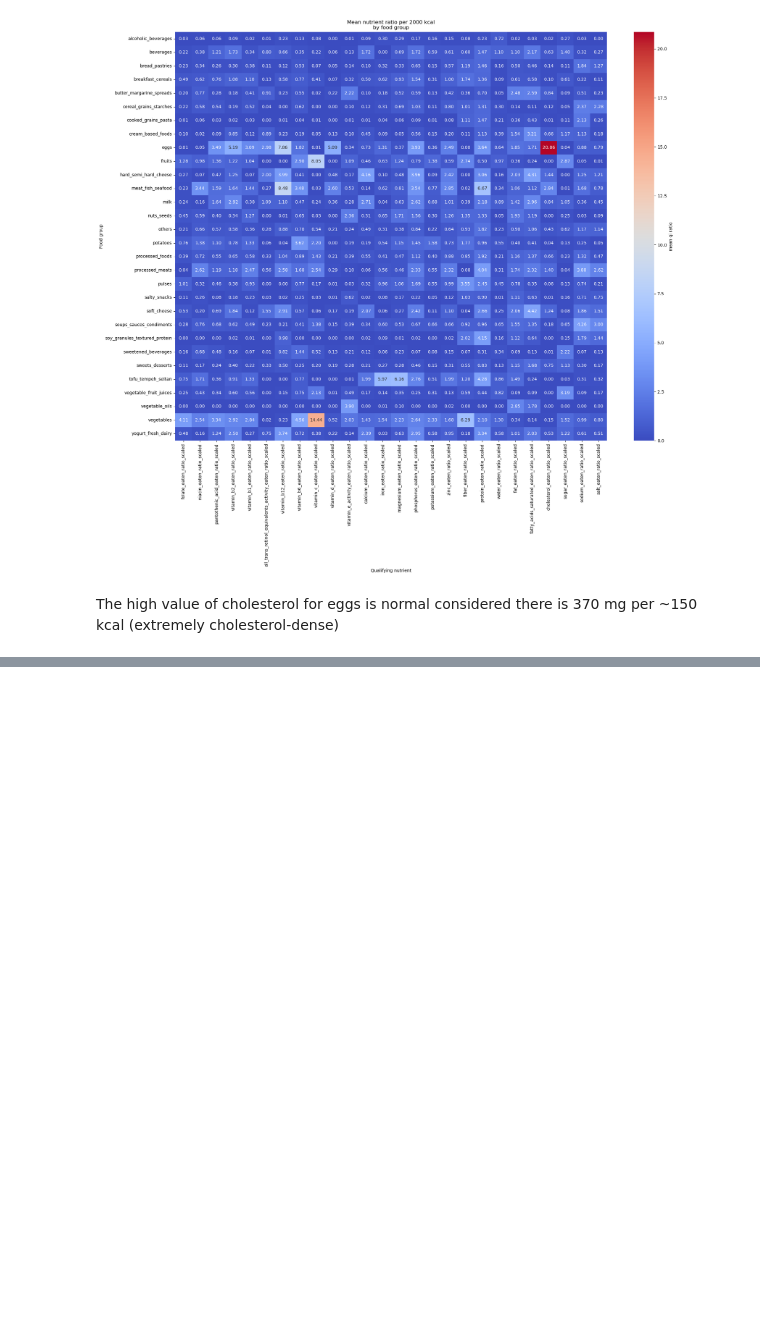
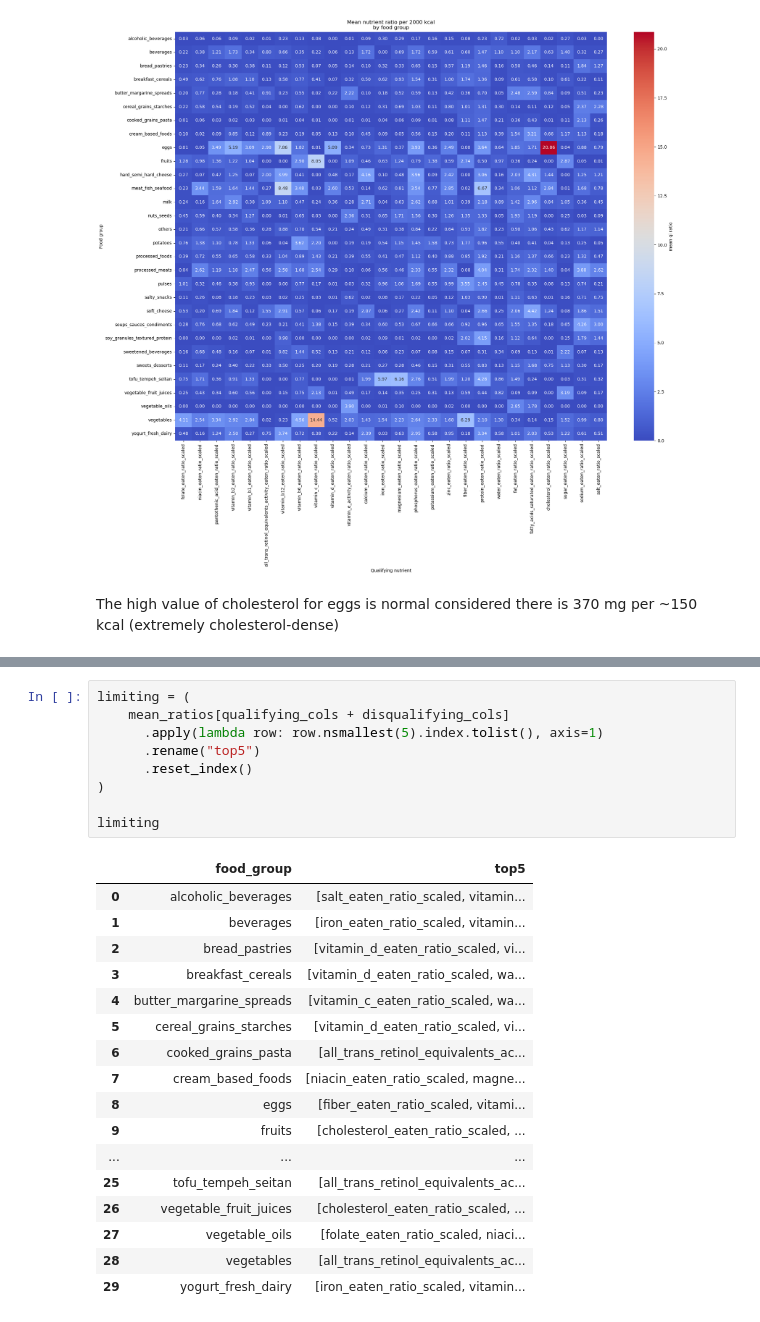
Before and after one commit to sskyxx/Bachelor-Project, a Jupyter notebook: analysis/impact_on_indices.ipynb, the cells around one changed output, grey strips where cells are left out. Cells and saved outputs as stored; diff of their text form; blank space fills up the shorter version.

```diff
--- a/analysis/impact_on_indices.ipynb
+++ b/analysis/impact_on_indices.ipynb
@@ -182,0 +167,27 @@ df_food_clean_scaled[df_food_clean_scaled['food_group'] == 'eggs'][['combined_na
+# %%
+limiting = (
+    mean_ratios[qualifying_cols + disqualifying_cols]
+      .apply(lambda row: row.nsmallest(5).index.tolist(), axis=1)
+      .rename("top5")
+      .reset_index()
+)
+
+limiting
+# %% [output]
+|  | food_group | top5 |
+| 0 | alcoholic_beverages | [salt_eaten_ratio_scaled, vitamin... |
+| 1 | beverages | [iron_eaten_ratio_scaled, vitamin... |
+| 2 | bread_pastries | [vitamin_d_eaten_ratio_scaled, vi... |
+| 3 | breakfast_cereals | [vitamin_d_eaten_ratio_scaled, wa... |
+| 4 | butter_margarine_spreads | [vitamin_c_eaten_ratio_scaled, wa... |
+| 5 | cereal_grains_starches | [vitamin_d_eaten_ratio_scaled, vi... |
+| 6 | cooked_grains_pasta | [all_trans_retinol_equivalents_ac... |
+| 7 | cream_based_foods | [niacin_eaten_ratio_scaled, magne... |
+| 8 | eggs | [fiber_eaten_ratio_scaled, vitami... |
+| 9 | fruits | [cholesterol_eaten_ratio_scaled, ... |
+| ... | ... | ... |
+| 25 | tofu_tempeh_seitan | [all_trans_retinol_equivalents_ac... |
+| 26 | vegetable_fruit_juices | [cholesterol_eaten_ratio_scaled, ... |
+| 27 | vegetable_oils | [folate_eaten_ratio_scaled, niaci... |
+| 28 | vegetables | [all_trans_retinol_equivalents_ac... |
+| 29 | yogurt_fresh_dairy | [iron_eaten_ratio_scaled, vitamin... |
```
Also changed, not shown: parts of 4 cells of this notebook, 12 other files.
